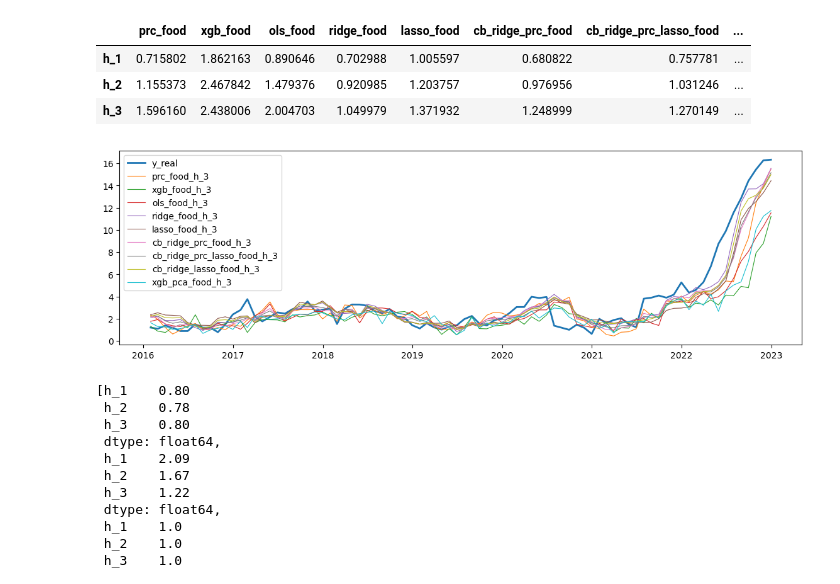
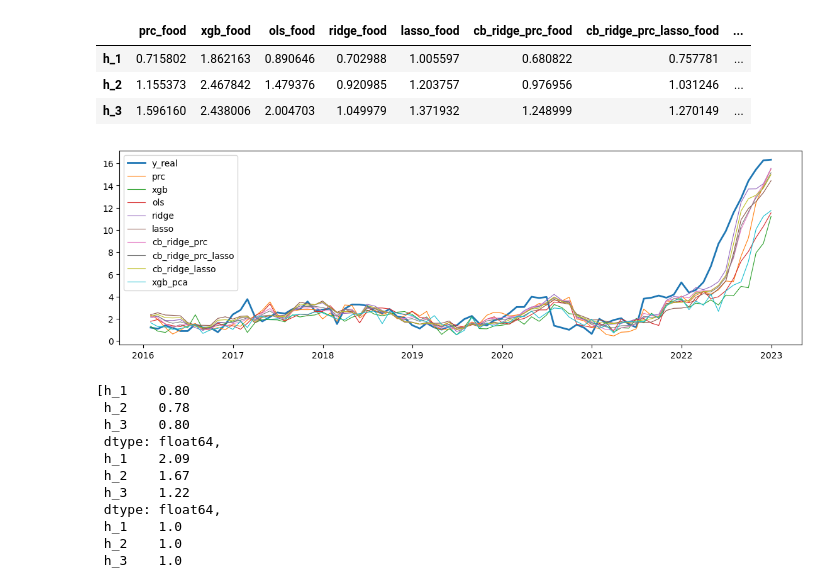
Before and after one commit to lamlam98765/thesis_code, a Jupyter notebook: main/compare_models.ipynb, the cells around one changed output. Drawn from its saved outputs; the diff is of its cells as text; code cells hidden in the pictures.

```diff
--- a/main/compare_models.ipynb
+++ b/main/compare_models.ipynb
@@ -81,14 +82,27 @@ rmse
 | h_2 | 1.155373 | 2.467842 | 1.479376 | 0.920985 | 1.203757 | 0.976956 | 1.031246 | ... |
 | h_3 | 1.596160 | 2.438006 | 2.004703 | 1.049979 | 1.371932 | 1.248999 | 1.270149 | ... |
 # %%
+h_cols = []
+
+for col in forecast_df_cat.columns:
+    if col.endswith(str(3)):
+        h_cols.append(col)
+forecast_df_h = forecast_df_cat[h_cols]
+
+def get_first_part(col_name, separator='_food'):
+    return col_name.split(separator)[0]
+
+new_col_names = [get_first_part(col) for col in forecast_df_h.columns]
+forecast_df_h.columns = new_col_names
+
 plt.figure(figsize=(14, 4))
 plt.plot(yoy_real_test, label = "y_real", linewidth = 2)
 for col in forecast_df_h.columns:
     plt.plot(forecast_df_h[col], label = col, linewidth = 0.8)
 plt.legend()
 plt.show()
 # %% [output]
-[figure, old version]
+[figure, new version]
 # %%
 rmse_comparative = [round(rmse[col]/rmse['ols_food'], 2) for col in rmse.columns]
 rmse_comparative
```
Also changed, not shown: parts of 2 cells of this notebook, 10 other files.
